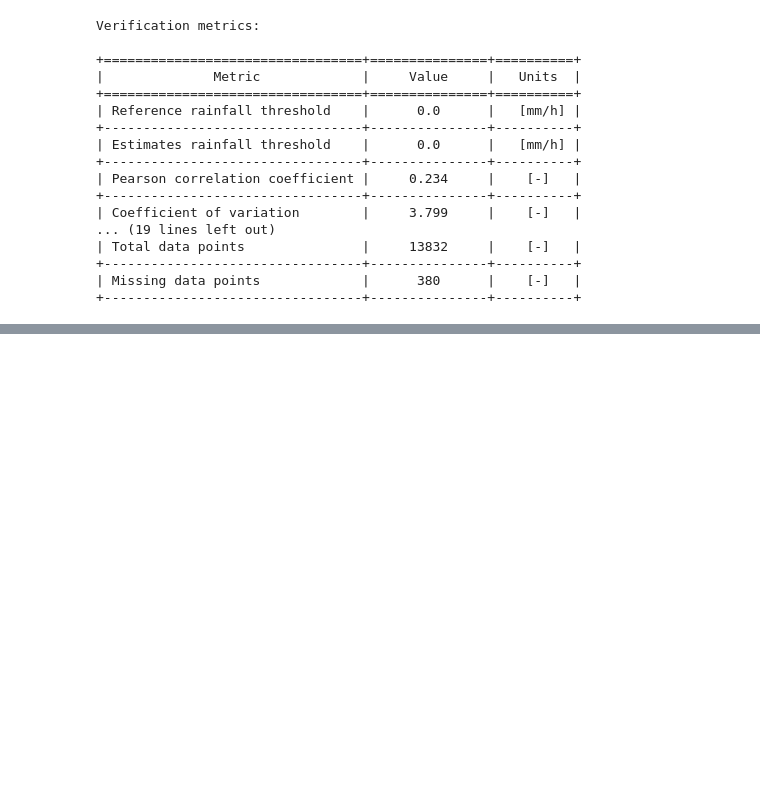
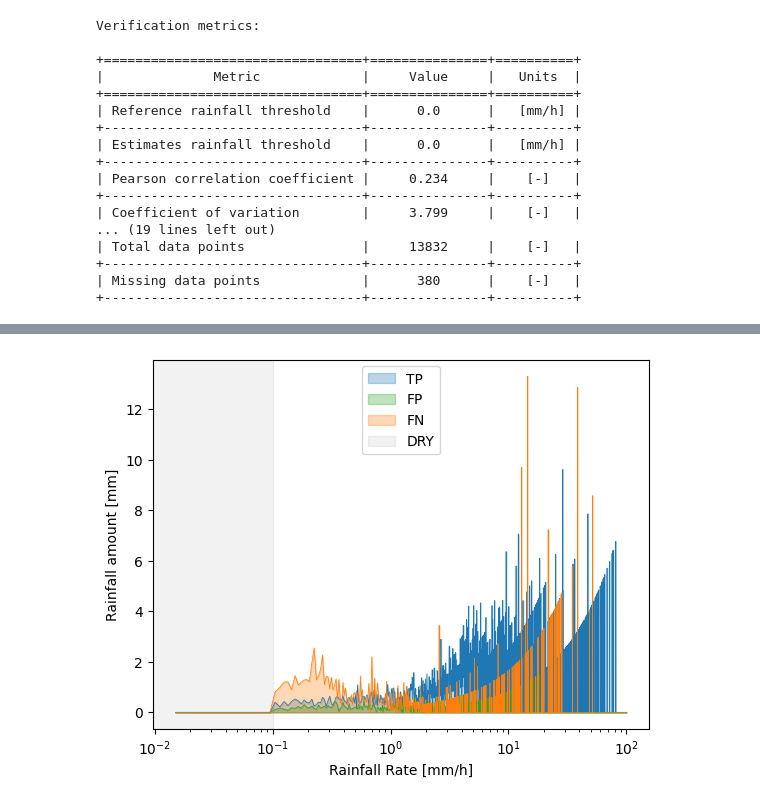
Before and after one commit to OpenSenseAction/poligrain, a Jupyter notebook: docs/notebooks/Example_validation.ipynb, the cells around one changed output, grey strips where cells are left out. Drawn from its saved outputs; the diff is of its cells as text; code cells hidden in the pictures; blank space fills up the shorter version.

```diff
--- a/docs/notebooks/Example_validation.ipynb
+++ b/docs/notebooks/Example_validation.ipynb
@@ -257,0 +345,13 @@ Make histograms of true positives, false positives, and false negatives, corresp
+# %%
+# to calculate the sum we must add the time interval in minutes as an argument
+lines, fills = plg.validation.plot_confusion_matrix_sum(
+    reference=radar_flattened,
+    estimated=cmls_flattened,
+    ref_thresh=threshold,
+    est_thresh=threshold,
+    time_interval=5,
+    N_bins=10001,
+    bin_type="linear",
+)
+# %% [output]
+[figure, added]
```
Also changed, not shown: parts of 27 cells of this notebook, 5 other files.
